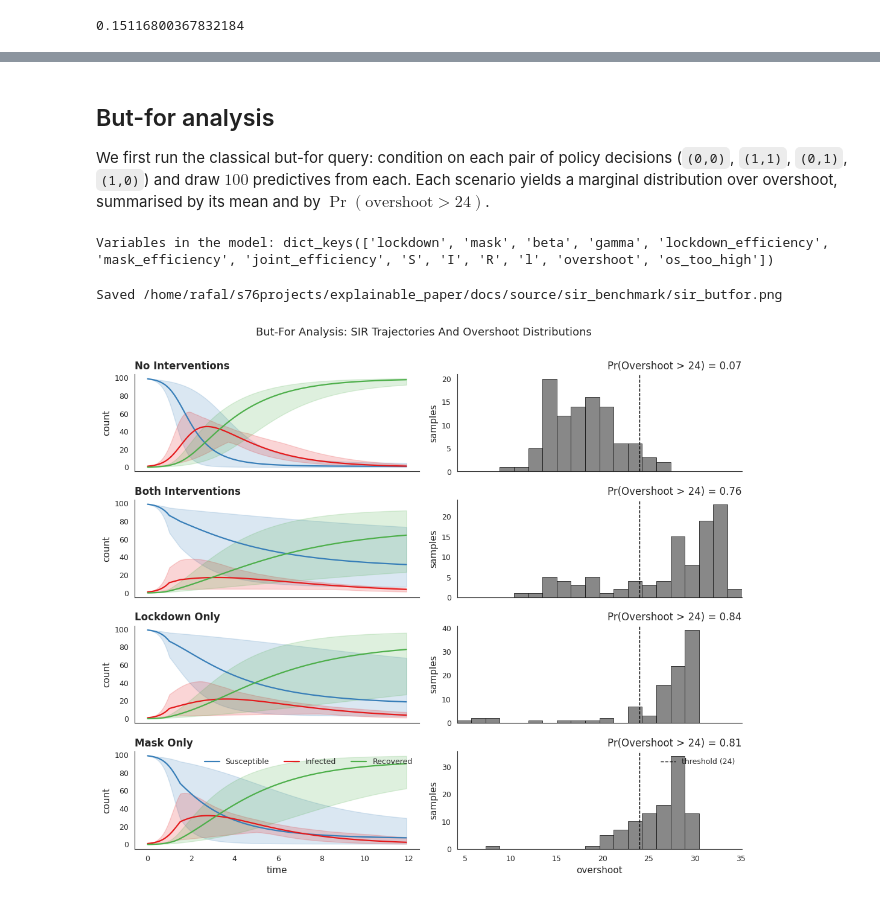
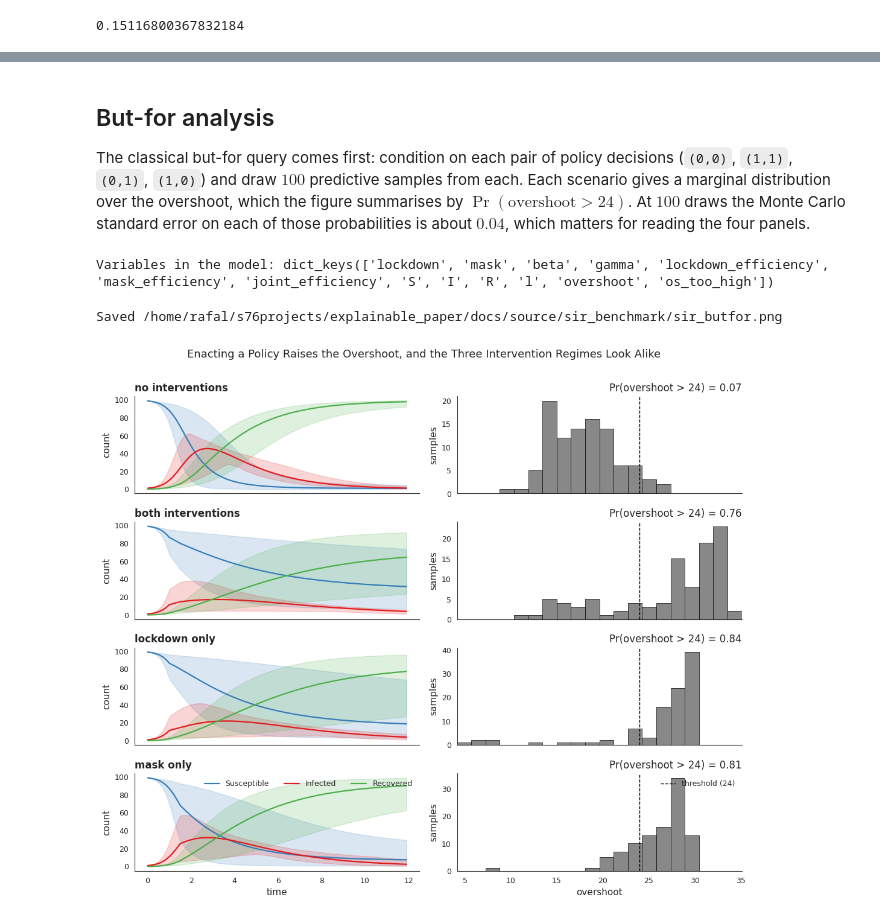
Before and after one commit to rfl-urbaniak/explainable_paper, a Jupyter notebook: docs/source/sir_benchmark.ipynb, the cells around one changed output, grey strips where cells are left out. Cells and saved outputs as stored; diff of their text form; code cells hidden in the pictures.

```diff
--- a/docs/source/sir_benchmark.ipynb
+++ b/docs/source/sir_benchmark.ipynb
@@ -228,21 +190,15 @@ trajectory and flags
 $\mathrm{os\_too\_high} = \mathbb{1}[\mathrm{overshoot} > 24]$.
 # %%
-# Defining a Bayesian SIR model where we have priors over beta and gamma distributions
-
-
-def bayesian_sir(base_model=SIRDynamics) -> Dynamics[torch.Tensor]:
-    beta = pyro.sample("beta", dist.Beta(18, 600))
-    gamma = pyro.sample("gamma", dist.Beta(1600, 1600))
+def bayesian_sir(
+    base_model=SIRDynamics, plate: pyro.plate | None = None
+) -> Dynamics[torch.Tensor]:
+    # Beta(18, 600) and Beta(1600, 1600) have scalar parameters, so outside a
+    # plate they yield one draw shared by the whole batch. Inside one they are
+    # drawn per batch element, which is what lets a batch of factual worlds
+    # differ in its operating point and not only in its policy decisions.
+    with plate if plate is not None else contextlib.nullcontext():
+        beta = pyro.sample("beta", dist.Beta(18, 600))
+        gamma = pyro.sample("gamma", dist.Beta(1600, 1600))
     sir = base_model(beta, gamma)
     return sir
-
-
-def simulated_bayesian_sir(
-    init_state, start_time, logging_times, base_model=SIRDynamics
-) -> State[torch.Tensor]:
-    sir = bayesian_sir(base_model)
-
-    with TorchDiffEq(), LogTrajectory(logging_times, is_traced=True) as lt:
-        simulate(sir, init_state, start_time, logging_times[-1])
-    return lt.trajectory
 # %%
@@ -326,10 +278,11 @@ def overshoot_model():
 # %% [markdown]
 ## But-for analysis
 
-We first run the classical but-for query: condition on each pair of policy decisions
-(`(0,0)`, `(1,1)`, `(0,1)`, `(1,0)`) and draw $100$ predictives from each. Each
-scenario yields a marginal distribution over overshoot, summarised by its mean and
-by $\Pr(\mathrm{overshoot} > 24)$.
+The classical but-for query comes first: condition on each pair of policy decisions
+(`(0,0)`, `(1,1)`, `(0,1)`, `(1,0)`) and draw $100$ predictive samples from each. Each
+scenario gives a marginal distribution over the overshoot, which the figure summarises
+by $\Pr(\mathrm{overshoot} > 24)$. At $100$ draws the Monte Carlo standard error on
+each of those probabilities is about $0.04$, which matters for reading the four panels.
 # %%
 num_samples = 100
 
@@ -377,8 +328,8 @@ print("Variables in the model:", samples.keys())
 # %% [output]
 Variables in the model: dict_keys(['lockdown', 'mask', 'beta', 'gamma', 'lockdown_efficiency', 'mask_efficiency', 'joint_efficiency', 'S', 'I', 'R', 'l', 'overshoot', 'os_too_high'])
 # %%
-# Figure 1: but-for analysis — SIR trajectories and overshoot distributions
-# 4 scenarios x 2 panels (trajectory on left, overshoot histogram on right).
+# Figure 1: but-for analysis, 4 scenarios x 2 panels
+# (trajectory on the left, overshoot histogram on the right).
 # The "stochastic" prior-mixture case is dropped from this figure for clarity.
 
 # SIR palette (color-blind safe).
@@ -404,10 +355,10 @@ def _add_traj(preds, ax, color, label):
 
 
 scenarios = [
-    ("No Interventions", unintervened_samples),
-    ("Both Interventions", intervened_samples),
-    ("Lockdown Only", lockdown_samples),
-    ("Mask Only", mask_samples),
+    ("no interventions", unintervened_samples),
+    ("both interventions", intervened_samples),
+    ("lockdown only", lockdown_samples),
+    ("mask only", mask_samples),
 ]
 
 n_rows = len(scenarios)
@@ -452,33 +403,33 @@ for i, (label, samples_i) in enumerate(scenarios):
     )
     ax_hist.axvline(
         overshoot_threshold,
         color="black",
         linestyle="--",
         linewidth=1.0,
         label=f"threshold ({overshoot_threshold})",
     )
     ax_hist.set_title(
-        f"Pr(Overshoot > {overshoot_threshold}) = {pr_too_high:.2f}",
+        f"Pr(overshoot > {overshoot_threshold}) = {pr_too_high:.2f}",
         loc="right",
     )
     ax_hist.set_xlim(hist_lo, hist_hi)
     ax_hist.set_ylabel("samples")
     if i == n_rows - 1:
         ax_hist.set_xlabel("overshoot")
         ax_hist.legend(loc="upper right", frameon=False)
 
 fig.suptitle(
-    "But-For Analysis: SIR Trajectories And Overshoot Distributions",
+    "Enacting a Policy Raises the Overshoot, and the Three Intervention Regimes Look Alike",
     fontsize=13,
     y=1.005,
 )
 plt.tight_layout()
 sns.despine()
 
 if not smoke_test:
     os.makedirs(fig_dir, exist_ok=True)
     fig.savefig(os.path.join(fig_dir, "sir_butfor.png"))
     print(f"Saved {os.path.join(fig_dir, 'sir_butfor.png')}")
 # %% [output]
 Saved /home/rafal/s76projects/explainable_paper/docs/source/sir_benchmark/sir_butfor.png
-[figure, old version]
+[figure, new version]
```
Also changed, not shown: parts of 29 cells of this notebook, 34 other files.
